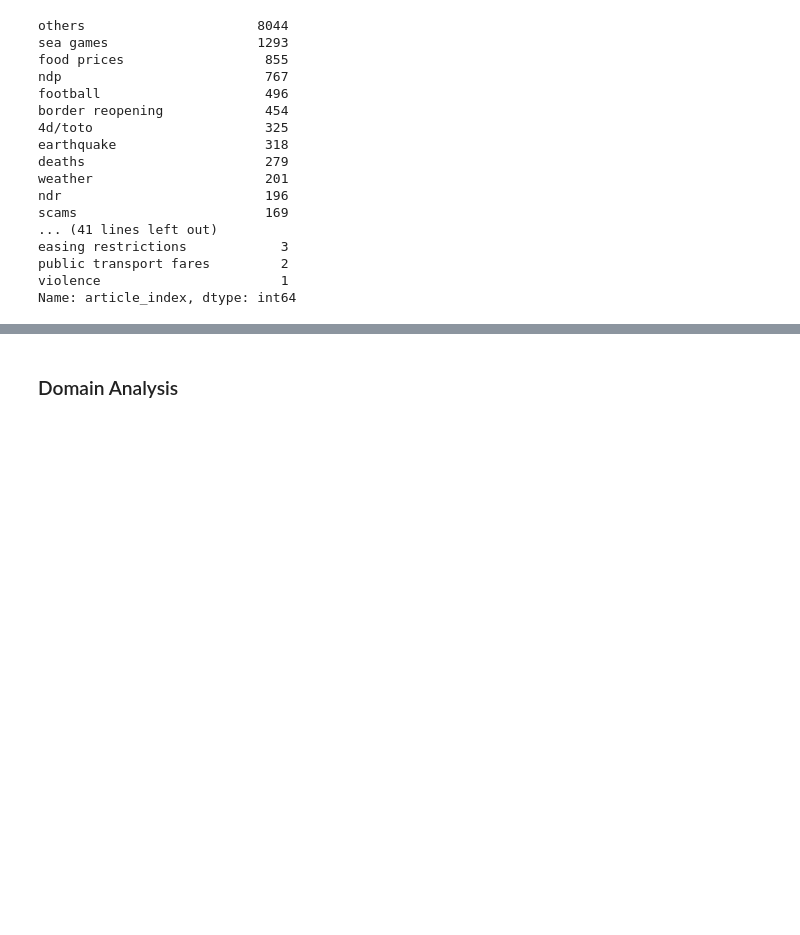
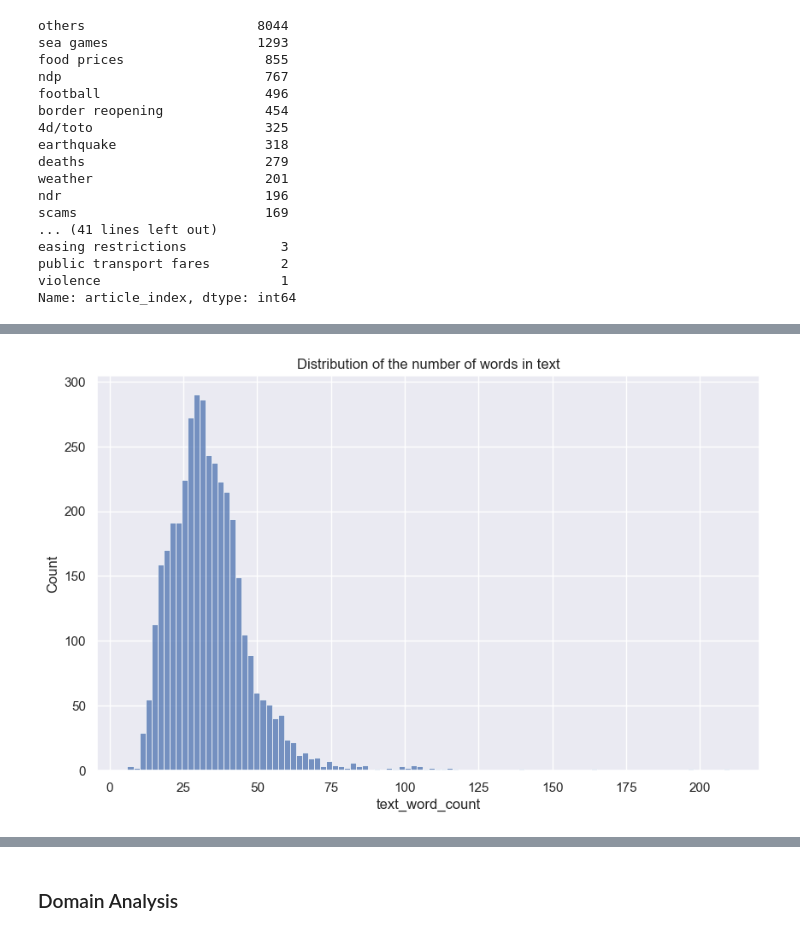
Before and after one commit to xeonkai/news_matching, a Jupyter notebook: traction-analytics/traction_analytics.ipynb, the cells around one changed output, grey strips where cells are left out. Cells and saved outputs as stored; diff of their text form; code cells hidden in the pictures; blank space fills up the shorter version.

```diff
--- a/traction-analytics/traction_analytics.ipynb
+++ b/traction-analytics/traction_analytics.ipynb
@@ -176,0 +223,9 @@ df_unique
+# %%
+# Plot the distribution of the number of words in text
+
+plt.figure(figsize=(10, 6))
+sns.histplot(data=df_unique, x='text_word_count', bins=100)
+plt.title('Distribution of the number of words in text')
+plt.show()
+# %% [output]
+[figure, added]
```
Also changed, not shown: parts of 19 cells of this notebook, 2 other files.
